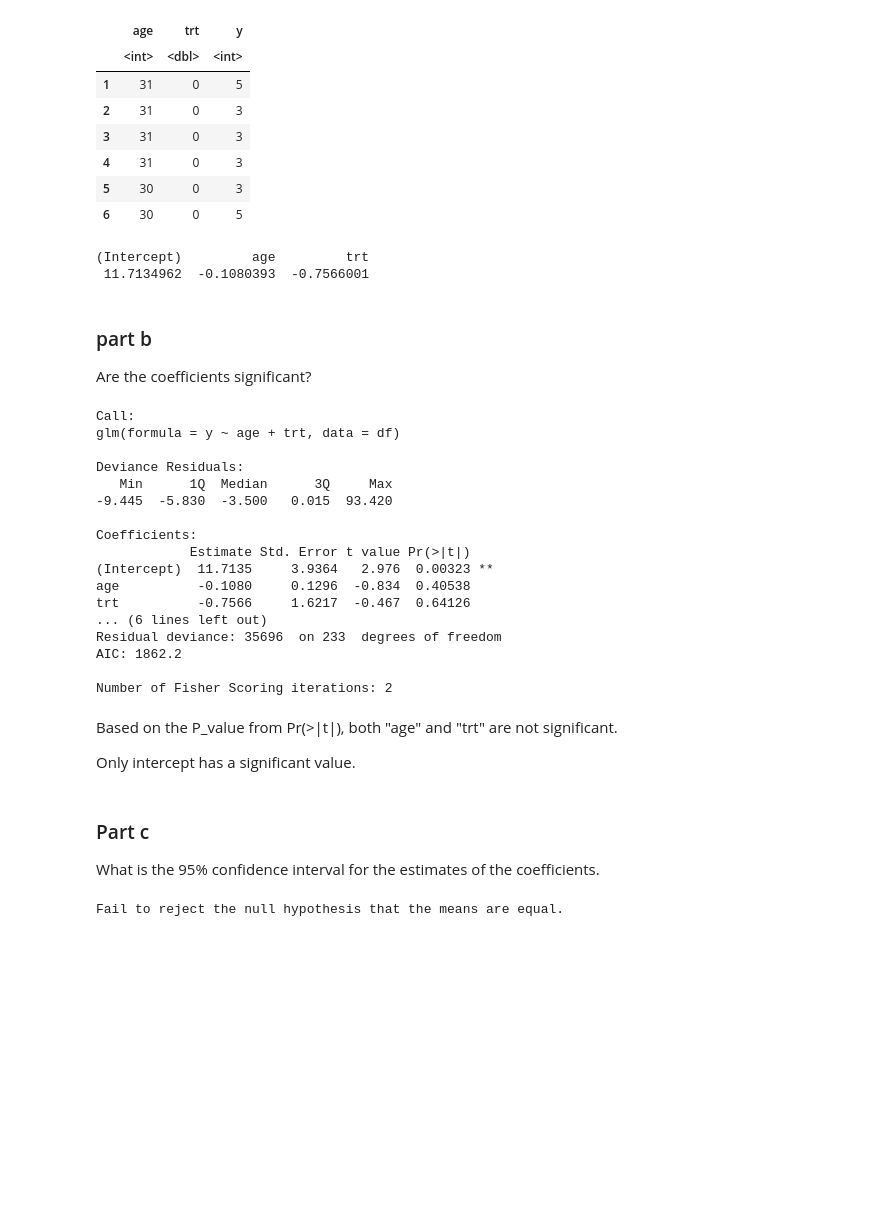
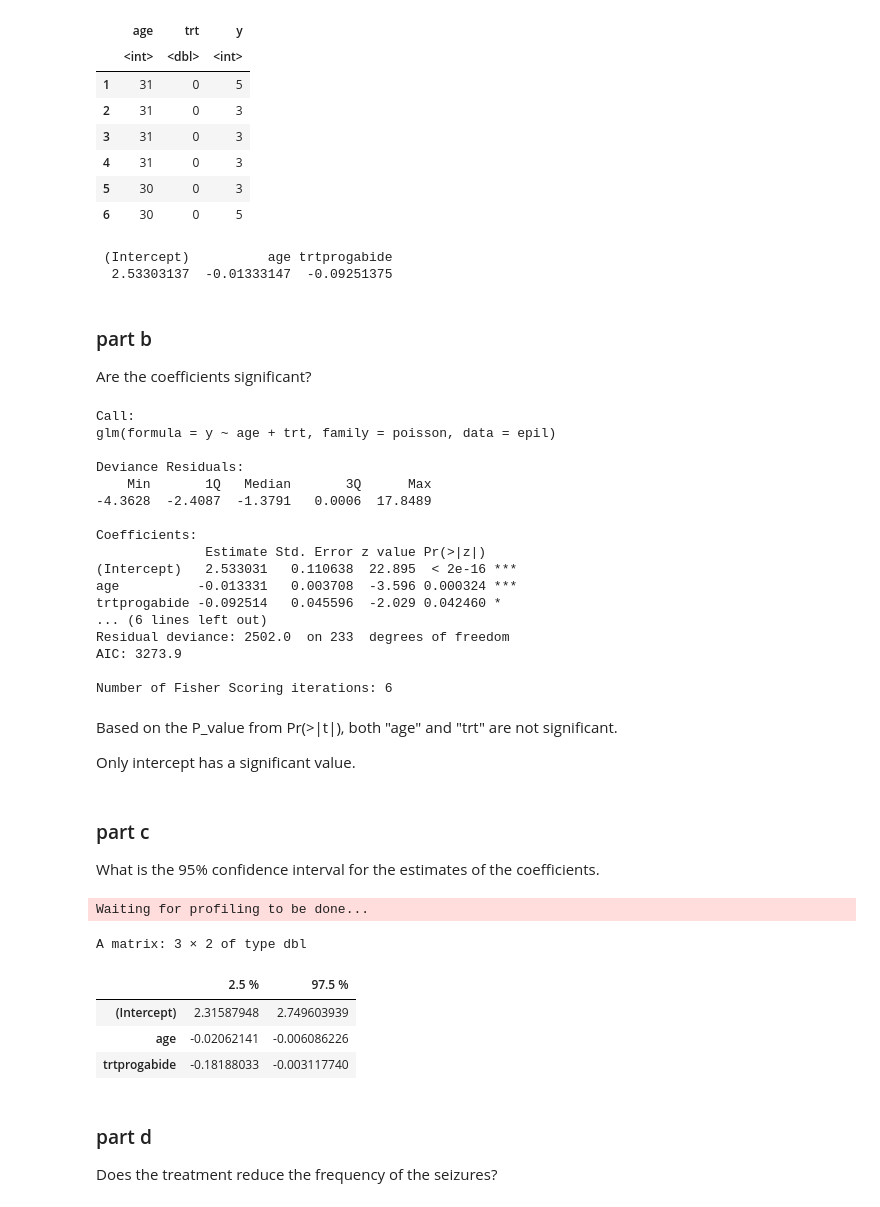
Before and after one commit to GawainGan/UBCO_MDS, a Jupyter notebook: Data-581/Lab2/Lab2.ipynb, the cells around one changed output. Drawn from its saved outputs; the diff is of its cells as text; code cells hidden in the pictures; blank space fills up the shorter version.

```diff
--- a/Data-581/Lab2/Lab2.ipynb
+++ b/Data-581/Lab2/Lab2.ipynb
@@ -192,11 +270,11 @@ A data.frame: 6 × 3
 | 6 | 30 | 0 | 5 |
 # %%
 # x contain age and trt
-df.glm <- glm(y~age+trt, data=df)
+df.glm <- glm(y~age+trt, data=epil, family=poisson)
 coef(df.glm)
 # %% [output]
-(Intercept)         age         trt
- 11.7134962  -0.1080393  -0.7566001
+ (Intercept)          age trtprogabide
+  2.53303137  -0.01333147  -0.09251375
 # %% [markdown]
 ### part b
 
@@ -205,51 +283,40 @@ Are the coeﬃcients signiﬁcant?
 summary(df.glm)
 # %% [output]
 Call:
-glm(formula = y ~ age + trt, data = df)
+glm(formula = y ~ age + trt, family = poisson, data = epil)
 
 Deviance Residuals:
-   Min      1Q  Median      3Q     Max
--9.445  -5.830  -3.500   0.015  93.420
+    Min       1Q   Median       3Q      Max
+-4.3628  -2.4087  -1.3791   0.0006  17.8489
 
 Coefficients:
-            Estimate Std. Error t value Pr(>|t|)
-(Intercept)  11.7135     3.9364   2.976  0.00323 **
-age          -0.1080     0.1296  -0.834  0.40538
-trt          -0.7566     1.6217  -0.467  0.64126
+              Estimate Std. Error z value Pr(>|z|)
+(Intercept)   2.533031   0.110638  22.895  < 2e-16 ***
+age          -0.013331   0.003708  -3.596 0.000324 ***
+trtprogabide -0.092514   0.045596  -2.029 0.042460 *
 ... (6 lines left out)
-Residual deviance: 35696  on 233  degrees of freedom
-AIC: 1862.2
+Residual deviance: 2502.0  on 233  degrees of freedom
+AIC: 3273.9
 
-Number of Fisher Scoring iterations: 2
+Number of Fisher Scoring iterations: 6
 # %% [markdown]
 Based on the P_value from Pr(>|t|), both "age" and "trt" are not significant.
 
 Only intercept has a significant value.
 # %% [markdown]
-### Part c
+### part c
 
 What is the 95% conﬁdence interval for the estimates of the coeﬃcients.
-# %%
-# find 95% confidence interval
-
-t_test <- function(x, y, alpha = 0.05) {
-      n1 <- length(x)
-      n2 <- length(y)
-      xbar <- mean(x)
-      ybar <- mean(y)
-      s1 <- sd(x)
-      s2 <- sd(y)
-      se <- sqrt(s1^2/n1 + s2^2/n2)
-      t <- (xbar - ybar)/se
-      df <- n1 + n2 - 2
-      p <- 2*pt(-abs(t), df)
-      if (p < alpha) {
-            cat("Reject the null hypothesis that the means are equal.")
-      }
-      else {
-            cat("Fail to reject the null hypothesis that the means are equal.")
-      }
-}
-t_test(df$age[df$trt == 0], df$age[df$trt == 1])
-# %% [output]
-Fail to reject the null hypothesis that the means are equal.
+# %%
+confint(df.glm, level=0.95)
+# %% [output]
+Waiting for profiling to be done...
+A matrix: 3 × 2 of type dbl
+|  | 2.5 % | 97.5 % |
+| (Intercept) | 2.31587948 | 2.749603939 |
+| age | -0.02062141 | -0.006086226 |
+| trtprogabide | -0.18188033 | -0.003117740 |
+# %% [markdown]
+### part d
+
+Does the treatment reduce the frequency of the seizures?
```
Also changed, not shown: parts of 16 cells of this notebook.
